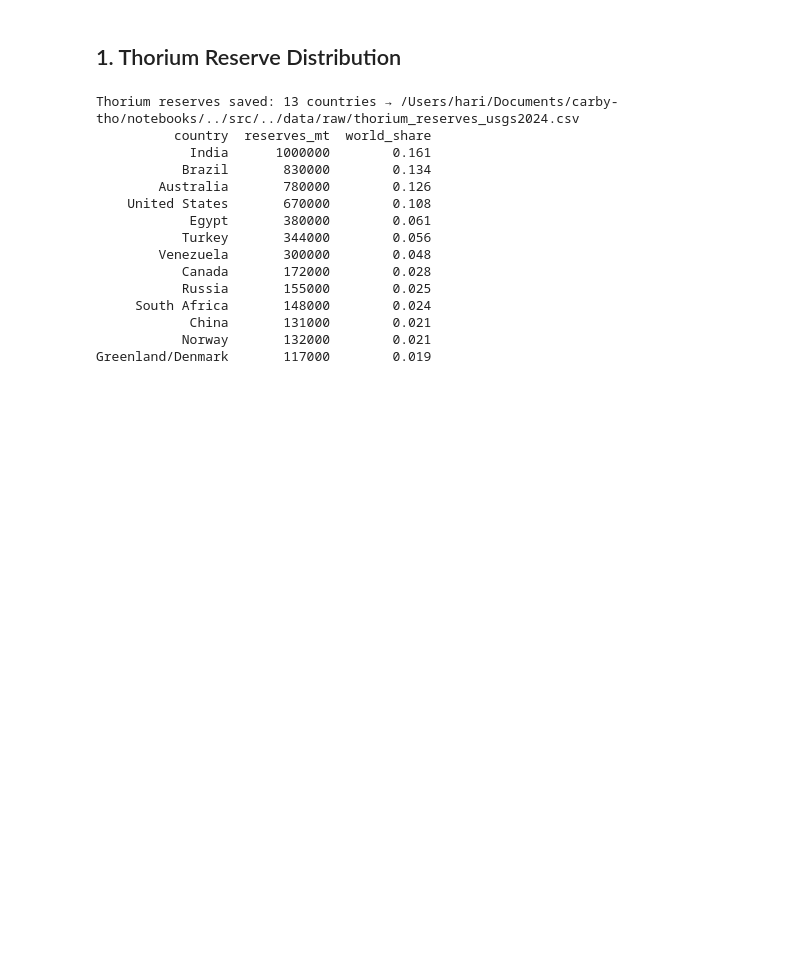
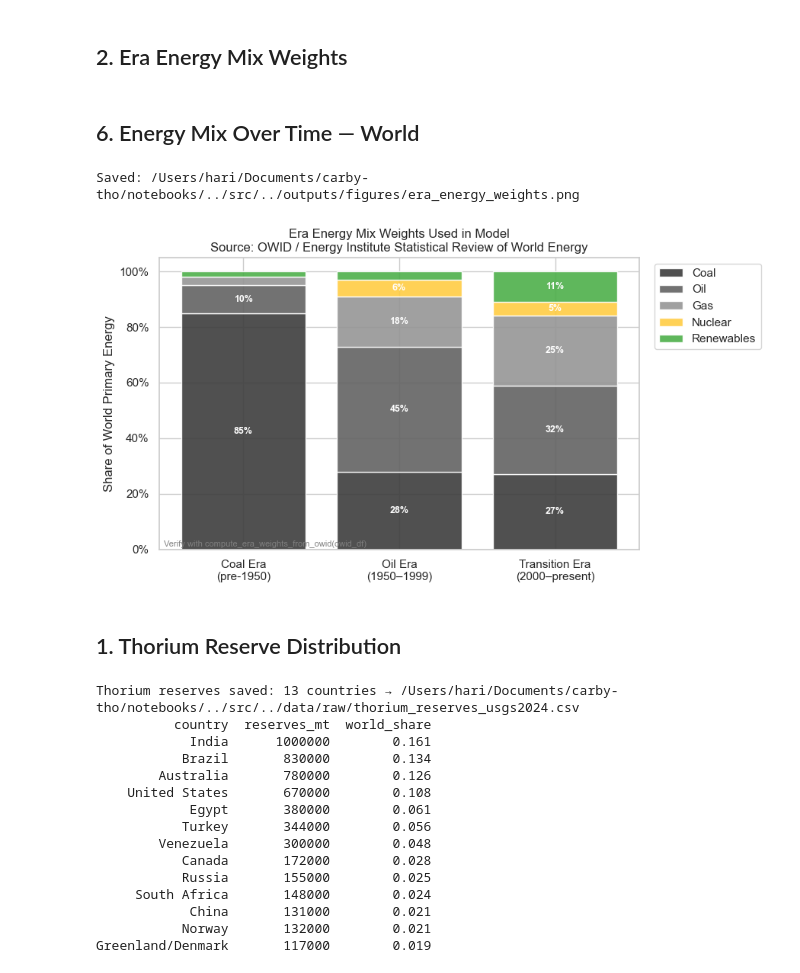
Before and after one commit to itshchandra-lab/carby-tho, a Jupyter notebook: notebooks/05_forward_tmpi.ipynb, the cells around one changed output. Drawn from its saved outputs; the diff is of its cells as text; code cells hidden in the pictures; blank space fills up the shorter version.

```diff
--- a/notebooks/05_tmpi_forward.ipynb
+++ b/notebooks/05_forward_tmpi.ipynb
@@ -5,20 +0,0 @@ The paper's forward-looking thesis. Which countries are positioned for monetary
-# %%
-import sys
-sys.path.append('../src')
-from data_pull import pull_thorium_reserves, pull_bis_fx_turnover
-from variables import (construct_thorium_monetary_potential,
-                       construct_thorium_index, run_era_scenario,
-                       FOCAL_COUNTRIES)
-from models import run_tmpi_cross_section
-from viz import plot_tmpi_ranking
-import pandas as pd
-import numpy as np
-import matplotlib.pyplot as plt
-import seaborn as sns
-sns.set_theme(style='whitegrid')
-import os
-os.makedirs('../outputs/figures/', exist_ok=True)
-os.makedirs('../outputs/tables/', exist_ok=True)
-
-panel = pd.read_csv('../data/processed/panel_model_ready.csv')
-print(f"Panel loaded: {panel.shape}")
@@ -44,3 +62,13 @@ Panel loaded: (12109, 34)
+# %% [markdown]
+## 2. Era Energy Mix Weights
+# %% [markdown]
+## 6. Energy Mix Over Time — World
+# %%
+fig = plot_era_energy_weights(save=True)
+plt.show()
+# %% [output]
+Saved: /Users/hari/Documents/carby-tho/notebooks/../src/../outputs/figures/era_energy_weights.png
+[figure, added]
 # %% [markdown]
 ## 1. Thorium Reserve Distribution
 # %%
```
Also changed, not shown: parts of 21 cells of this notebook, 5 other files.
